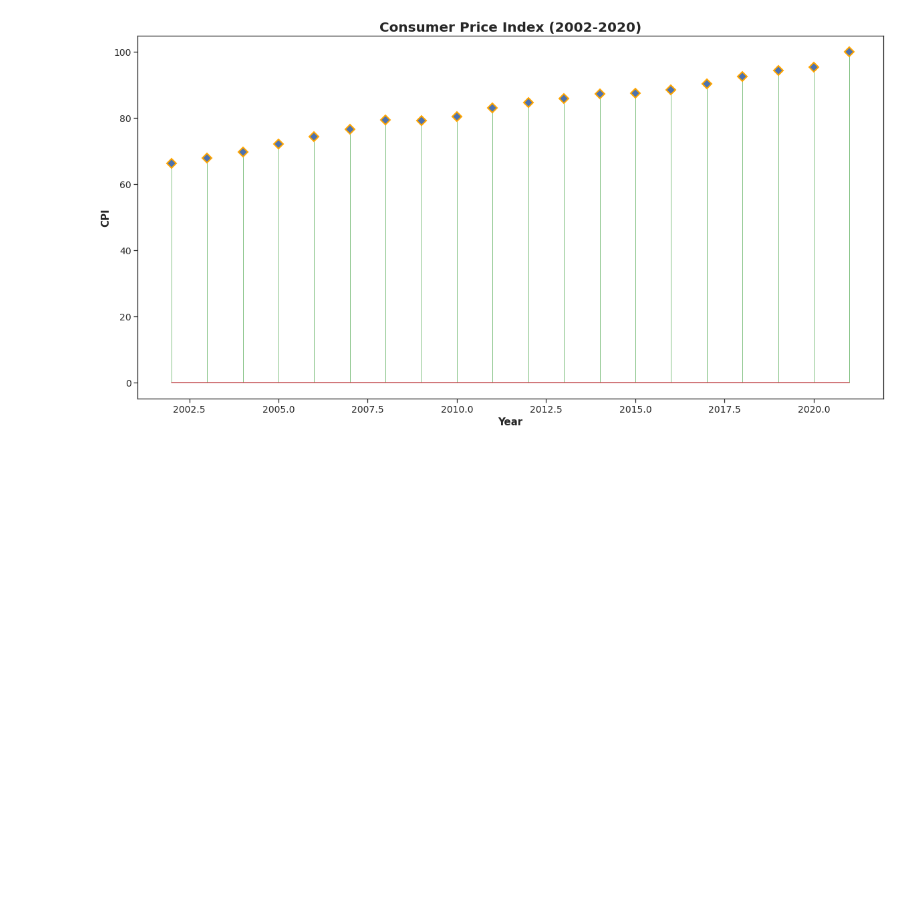
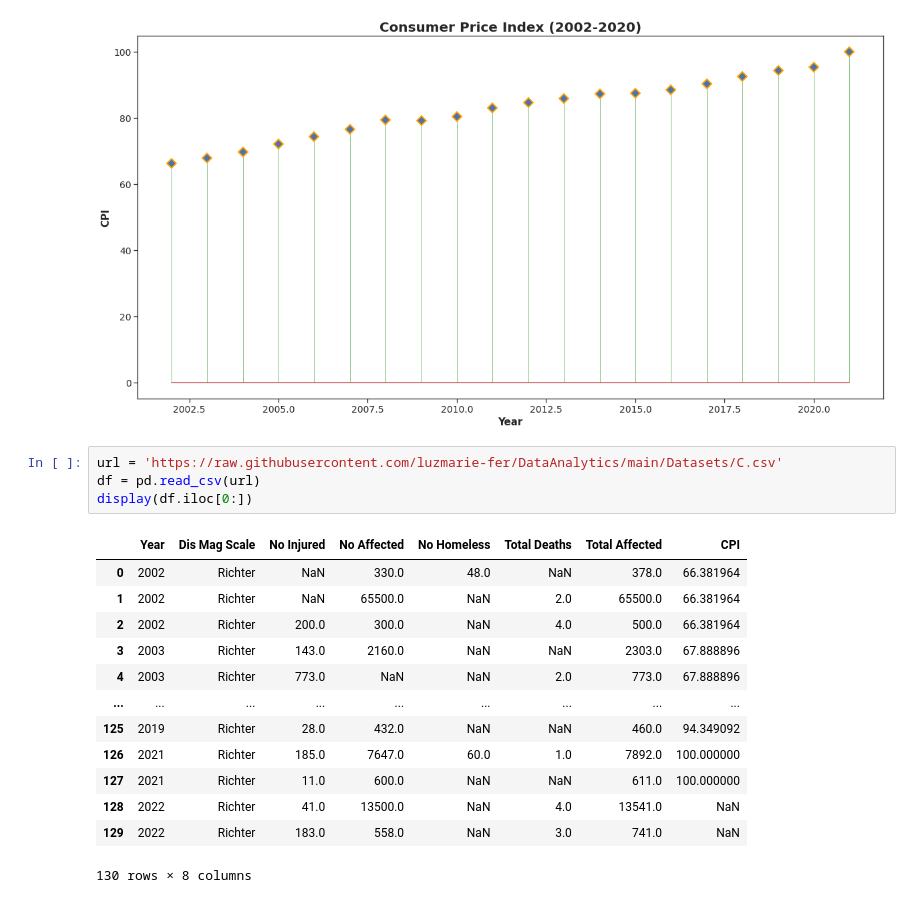
Before and after one commit to luzmarie-fer/DataAnalytics, a Jupyter notebook: Visual Codes.ipynb, the cells around one changed output. Cells and saved outputs as stored; diff of their text form; blank space fills up the shorter version.

```diff
--- a/Visual Codes.ipynb
+++ b/Visual Codes.ipynb
@@ -144,3 +144,21 @@ plt.title("Consumer Price Index (2002-2020)", fontweight = "bold", fontsize = 20
 plt.show()
 # %% [output]
 [figure]
+# %%
+url = 'https://raw.githubusercontent.com/luzmarie-fer/DataAnalytics/main/Datasets/C.csv'
+df = pd.read_csv(url)
+display(df.iloc[0:])
+# %% [output]
+|  | Year | Dis Mag Scale | No Injured | No Affected | No Homeless | Total Deaths | Total Affected | CPI |
+| 0 | 2002 | Richter | NaN | 330.0 | 48.0 | NaN | 378.0 | 66.381964 |
+| 1 | 2002 | Richter | NaN | 65500.0 | NaN | 2.0 | 65500.0 | 66.381964 |
+| 2 | 2002 | Richter | 200.0 | 300.0 | NaN | 4.0 | 500.0 | 66.381964 |
+| 3 | 2003 | Richter | 143.0 | 2160.0 | NaN | NaN | 2303.0 | 67.888896 |
+| 4 | 2003 | Richter | 773.0 | NaN | NaN | 2.0 | 773.0 | 67.888896 |
+| ... | ... | ... | ... | ... | ... | ... | ... | ... |
+| 125 | 2019 | Richter | 28.0 | 432.0 | NaN | NaN | 460.0 | 94.349092 |
+| 126 | 2021 | Richter | 185.0 | 7647.0 | 60.0 | 1.0 | 7892.0 | 100.000000 |
+| 127 | 2021 | Richter | 11.0 | 600.0 | NaN | NaN | 611.0 | 100.000000 |
+| 128 | 2022 | Richter | 41.0 | 13500.0 | NaN | 4.0 | 13541.0 | NaN |
+| 129 | 2022 | Richter | 183.0 | 558.0 | NaN | 3.0 | 741.0 | NaN |
+130 rows × 8 columns
```
Also changed, not shown: parts of 4 cells of this notebook.
